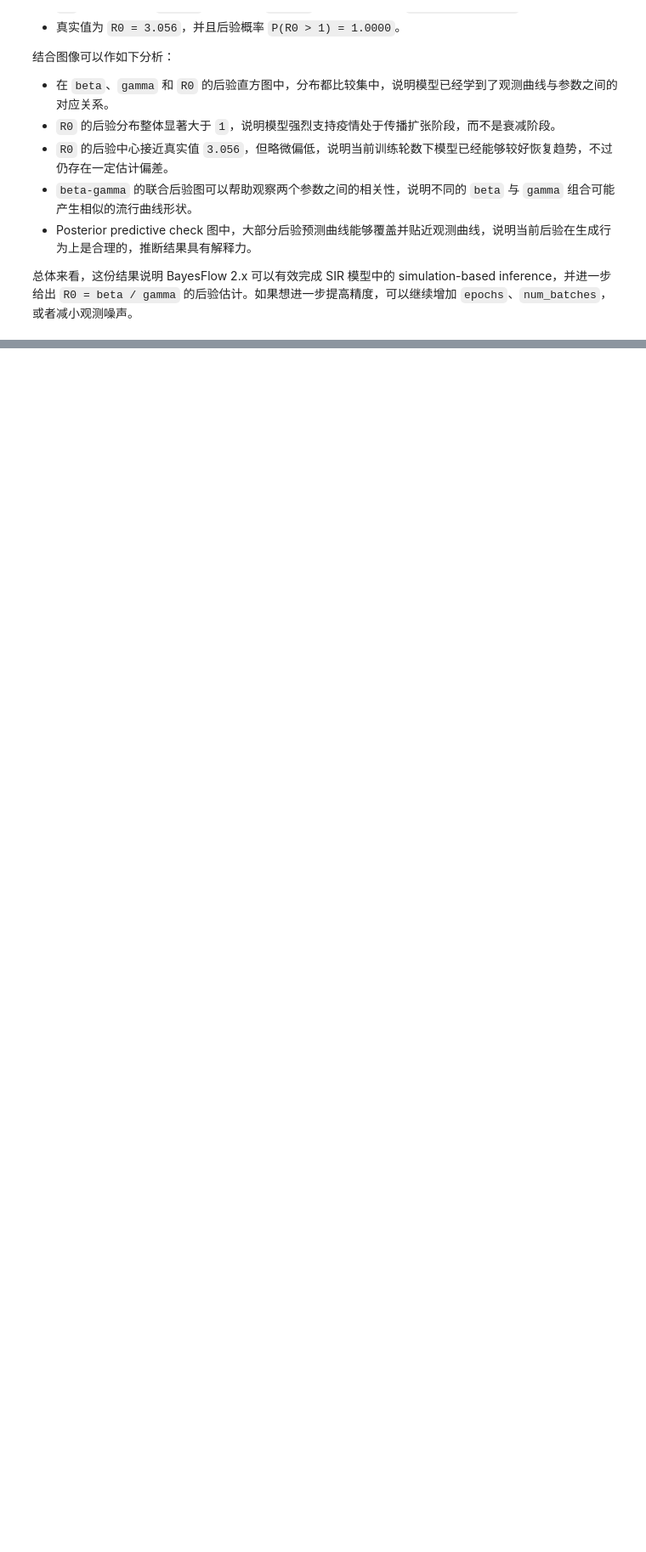
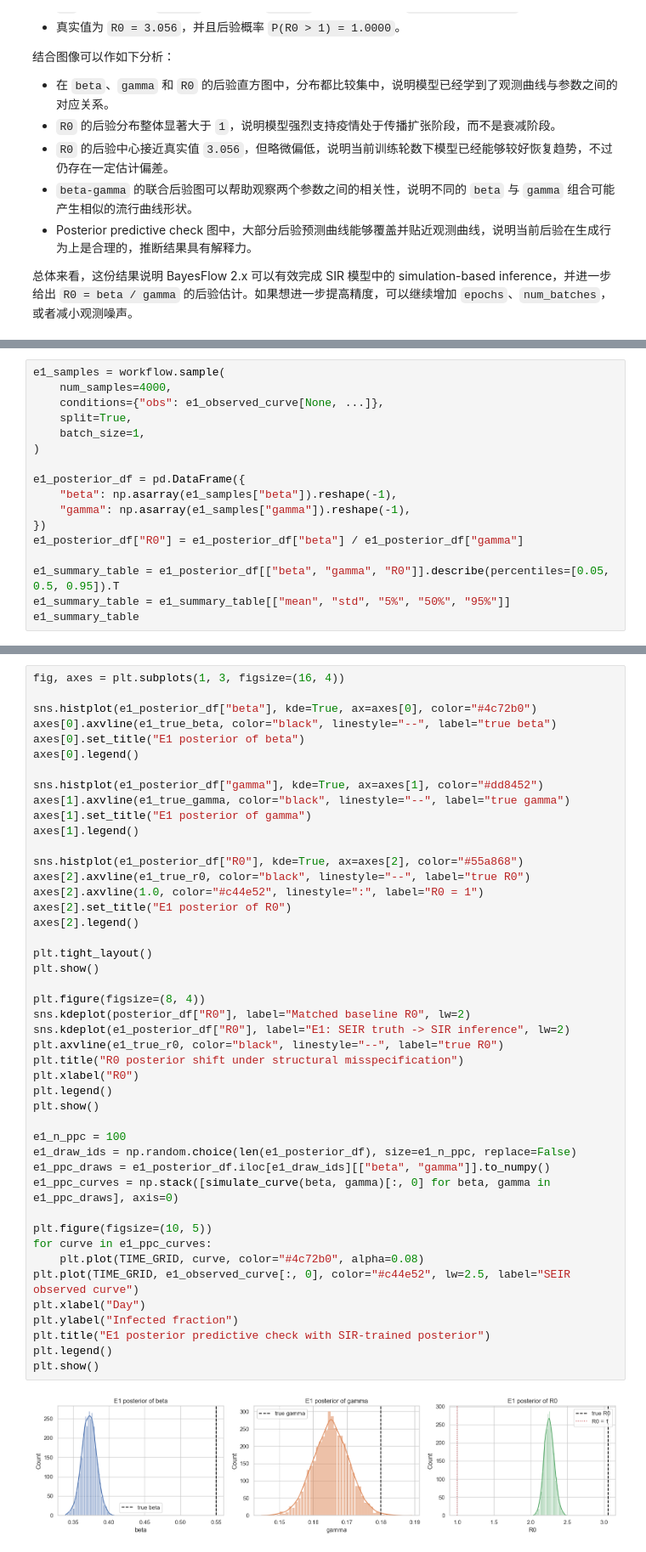
Before and after one commit to jiayi-ji01/GNN_Final_Project, a Jupyter notebook: BayesFlows.ipynb, the cells around one changed output, grey strips where cells are left out. Shown at 85% size. Drawn from its saved outputs; the diff is of its cells as text; blank space fills up the shorter version.

```diff
--- a/BayesFlows.ipynb
+++ b/BayesFlows.ipynb
@@ -304,0 +384,17 @@ plt.show()
+# %%
+e1_samples = workflow.sample(
+    num_samples=4000,
+    conditions={"obs": e1_observed_curve[None, ...]},
+    split=True,
+    batch_size=1,
+)
+
+e1_posterior_df = pd.DataFrame({
+    "beta": np.asarray(e1_samples["beta"]).reshape(-1),
+    "gamma": np.asarray(e1_samples["gamma"]).reshape(-1),
+})
+e1_posterior_df["R0"] = e1_posterior_df["beta"] / e1_posterior_df["gamma"]
+
+e1_summary_table = e1_posterior_df[["beta", "gamma", "R0"]].describe(percentiles=[0.05, 0.5, 0.95]).T
+e1_summary_table = e1_summary_table[["mean", "std", "5%", "50%", "95%"]]
+e1_summary_table
@@ -304,0 +407,47 @@ plt.show()
+# %%
+fig, axes = plt.subplots(1, 3, figsize=(16, 4))
+
+sns.histplot(e1_posterior_df["beta"], kde=True, ax=axes[0], color="#4c72b0")
+axes[0].axvline(e1_true_beta, color="black", linestyle="--", label="true beta")
+axes[0].set_title("E1 posterior of beta")
+axes[0].legend()
+
+sns.histplot(e1_posterior_df["gamma"], kde=True, ax=axes[1], color="#dd8452")
+axes[1].axvline(e1_true_gamma, color="black", linestyle="--", label="true gamma")
+axes[1].set_title("E1 posterior of gamma")
+axes[1].legend()
+
+sns.histplot(e1_posterior_df["R0"], kde=True, ax=axes[2], color="#55a868")
+axes[2].axvline(e1_true_r0, color="black", linestyle="--", label="true R0")
+axes[2].axvline(1.0, color="#c44e52", linestyle=":", label="R0 = 1")
+axes[2].set_title("E1 posterior of R0")
+axes[2].legend()
+
+plt.tight_layout()
+plt.show()
+
+plt.figure(figsize=(8, 4))
+sns.kdeplot(posterior_df["R0"], label="Matched baseline R0", lw=2)
+sns.kdeplot(e1_posterior_df["R0"], label="E1: SEIR truth -> SIR inference", lw=2)
+plt.axvline(e1_true_r0, color="black", linestyle="--", label="true R0")
+plt.title("R0 posterior shift under structural misspecification")
+plt.xlabel("R0")
+plt.legend()
+plt.show()
+
+e1_n_ppc = 100
+e1_draw_ids = np.random.choice(len(e1_posterior_df), size=e1_n_ppc, replace=False)
+e1_ppc_draws = e1_posterior_df.iloc[e1_draw_ids][["beta", "gamma"]].to_numpy()
+e1_ppc_curves = np.stack([simulate_curve(beta, gamma)[:, 0] for beta, gamma in e1_ppc_draws], axis=0)
+
+plt.figure(figsize=(10, 5))
+for curve in e1_ppc_curves:
+    plt.plot(TIME_GRID, curve, color="#4c72b0", alpha=0.08)
+plt.plot(TIME_GRID, e1_observed_curve[:, 0], color="#c44e52", lw=2.5, label="SEIR observed curve")
+plt.xlabel("Day")
+plt.ylabel("Infected fraction")
+plt.title("E1 posterior predictive check with SIR-trained posterior")
+plt.legend()
+plt.show()
+# %% [output]
+[figure, added]
```
Also changed, not shown: parts of 13 cells of this notebook.
